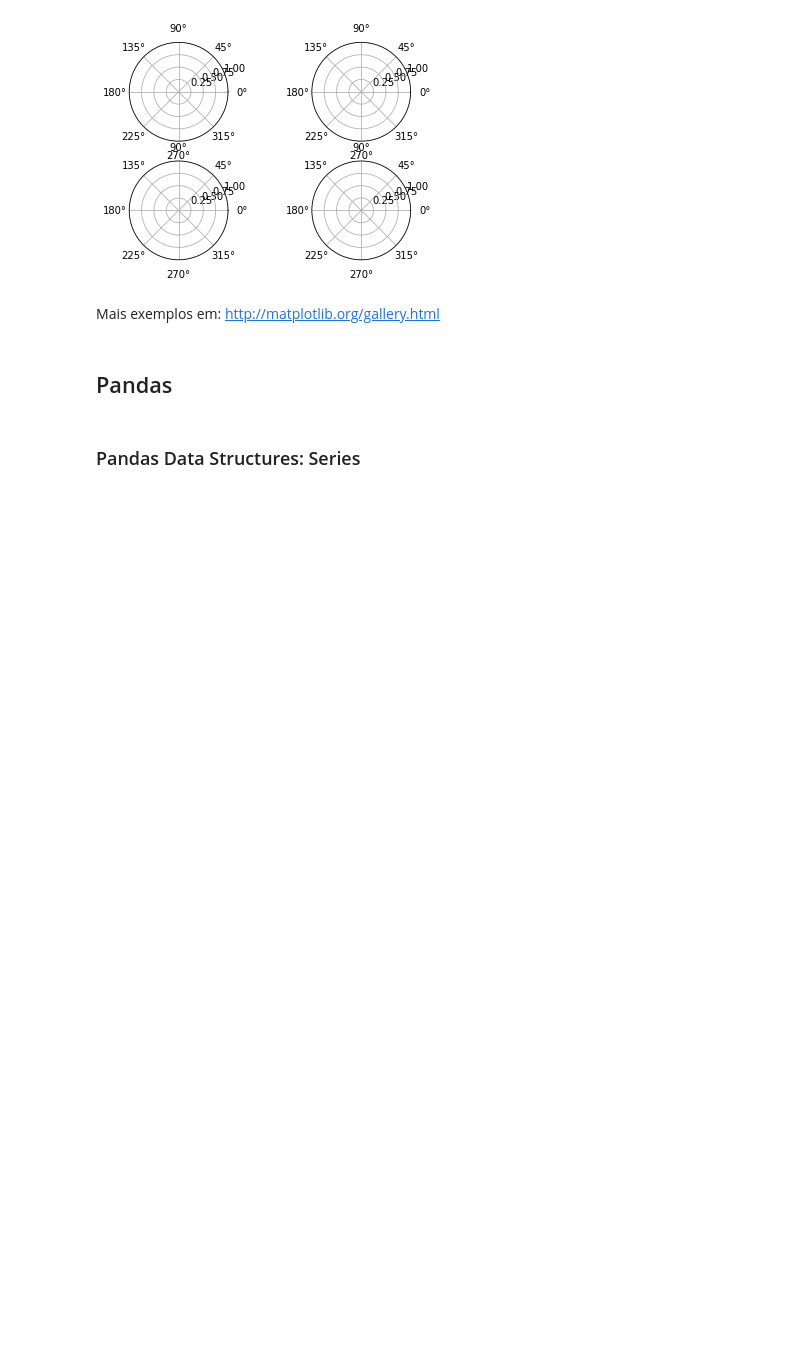
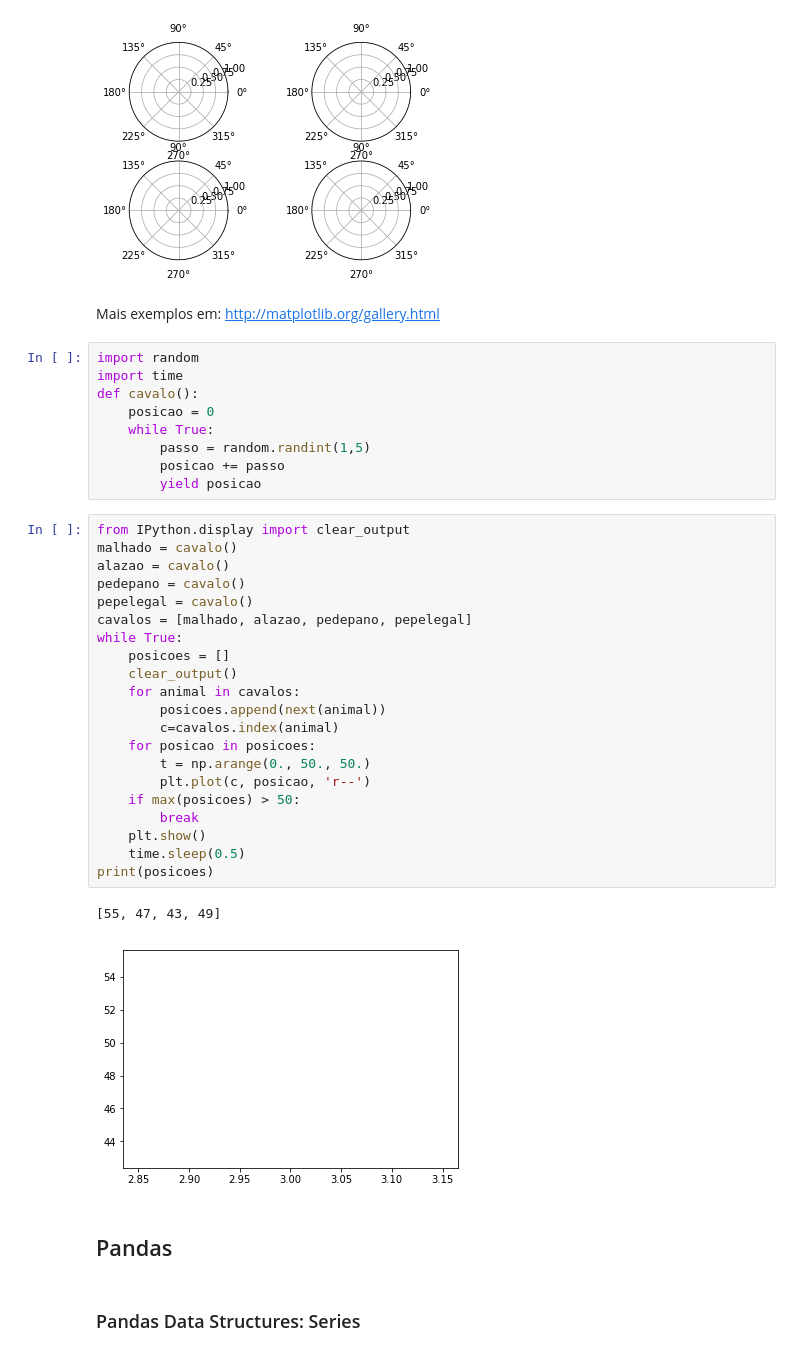
Before and after one commit to alp193abp/FGV_Programming_Languages, a Jupyter notebook: Python/Notebooks/Aula_12_Numpy_Matplotlib_Pandas-Copy1.ipynb, the cells around one changed output. Saved outputs shown, nothing was run; the diff lists cells and outputs as text; blank space fills up the shorter version.

```diff
--- a/Python/Notebooks/Aula_12_Numpy_Matplotlib_Pandas-Copy1.ipynb
+++ b/Python/Notebooks/Aula_12_Numpy_Matplotlib_Pandas-Copy1.ipynb
@@ -459,6 +459,39 @@ plt.show()
 [figure]
 # %% [markdown]
 Mais exemplos em: http://matplotlib.org/gallery.html
+# %%
+import random
+import time
+def cavalo():
+    posicao = 0
+    while True:
+        passo = random.randint(1,5)
+        posicao += passo
+        yield posicao
+# %%
+from IPython.display import clear_output
+malhado = cavalo()
+alazao = cavalo()
+pedepano = cavalo()
+pepelegal = cavalo()
+cavalos = [malhado, alazao, pedepano, pepelegal]
+while True:
+    posicoes = []
+    clear_output()
+    for animal in cavalos:
+        posicoes.append(next(animal))
+        c=cavalos.index(animal)
+    for posicao in posicoes:
+        t = np.arange(0., 50., 50.)
+        plt.plot(c, posicao, 'r--')
+    if max(posicoes) > 50:
+        break
+    plt.show()
+    time.sleep(0.5)
+print(posicoes)
+# %% [output]
+[55, 47, 43, 49]
+[figure, added]
 # %% [markdown]
 ## Pandas
 # %% [markdown]
```
Also changed, not shown: 3 other files.
